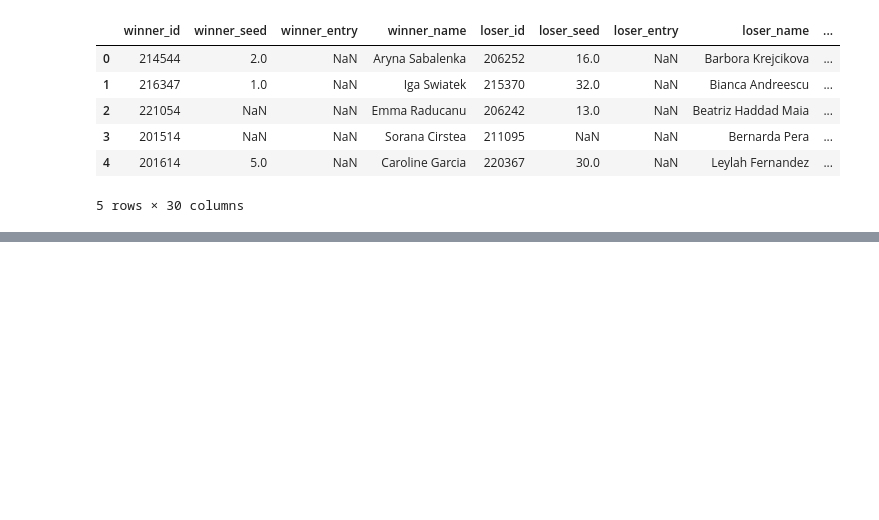
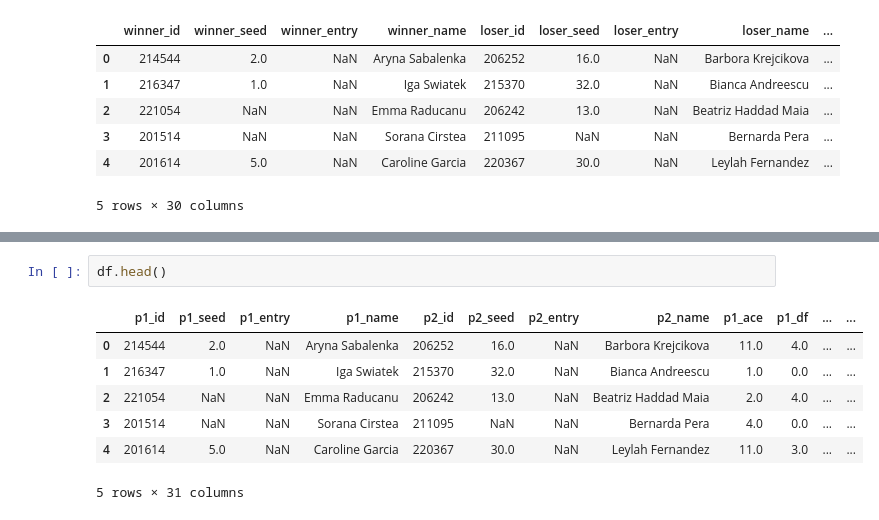
Before and after one commit to AnnambhotlaK/mlproject, a Jupyter notebook: notebook/wta_model_training.ipynb, the cells around one changed output, grey strips where cells are left out. Cells and saved outputs as stored; diff of their text form; blank space fills up the shorter version.

```diff
--- a/notebook/wta_model_training.ipynb
+++ b/notebook/wta_model_training.ipynb
@@ -63,0 +77,10 @@ Something very important to note is that, if we implicitly define matches as alr
+# %%
+df.head()
+# %% [output]
+|  | p1_id | p1_seed | p1_entry | p1_name | p2_id | p2_seed | p2_entry | p2_name | p1_ace | p1_df | ... | ... |
+| 0 | 214544 | 2.0 | NaN | Aryna Sabalenka | 206252 | 16.0 | NaN | Barbora Krejcikova | 11.0 | 4.0 | ... | ... |
+| 1 | 216347 | 1.0 | NaN | Iga Swiatek | 215370 | 32.0 | NaN | Bianca Andreescu | 1.0 | 0.0 | ... | ... |
+| 2 | 221054 | NaN | NaN | Emma Raducanu | 206242 | 13.0 | NaN | Beatriz Haddad Maia | 2.0 | 4.0 | ... | ... |
+| 3 | 201514 | NaN | NaN | Sorana Cirstea | 211095 | NaN | NaN | Bernarda Pera | 4.0 | 0.0 | ... | ... |
+| 4 | 201614 | 5.0 | NaN | Caroline Garcia | 220367 | 30.0 | NaN | Leylah Fernandez | 11.0 | 3.0 | ... | ... |
+5 rows × 31 columns
```
Also changed, not shown: parts of 5 cells of this notebook.
